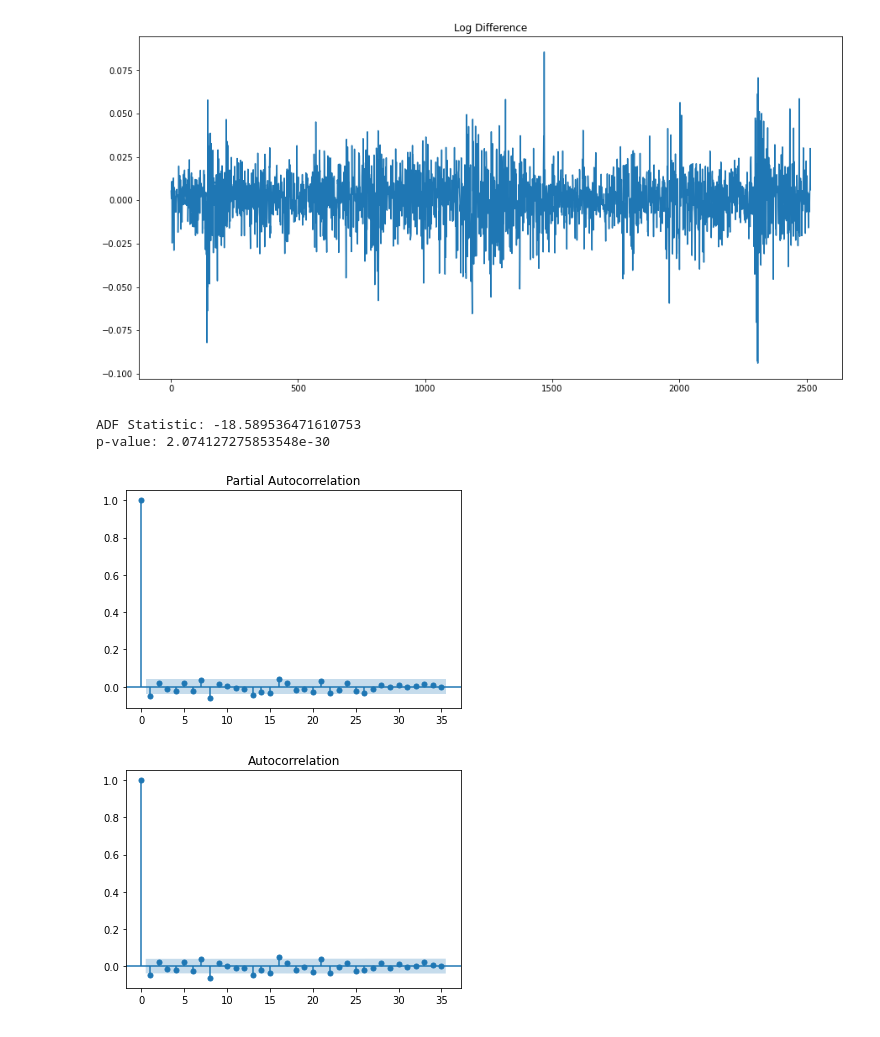
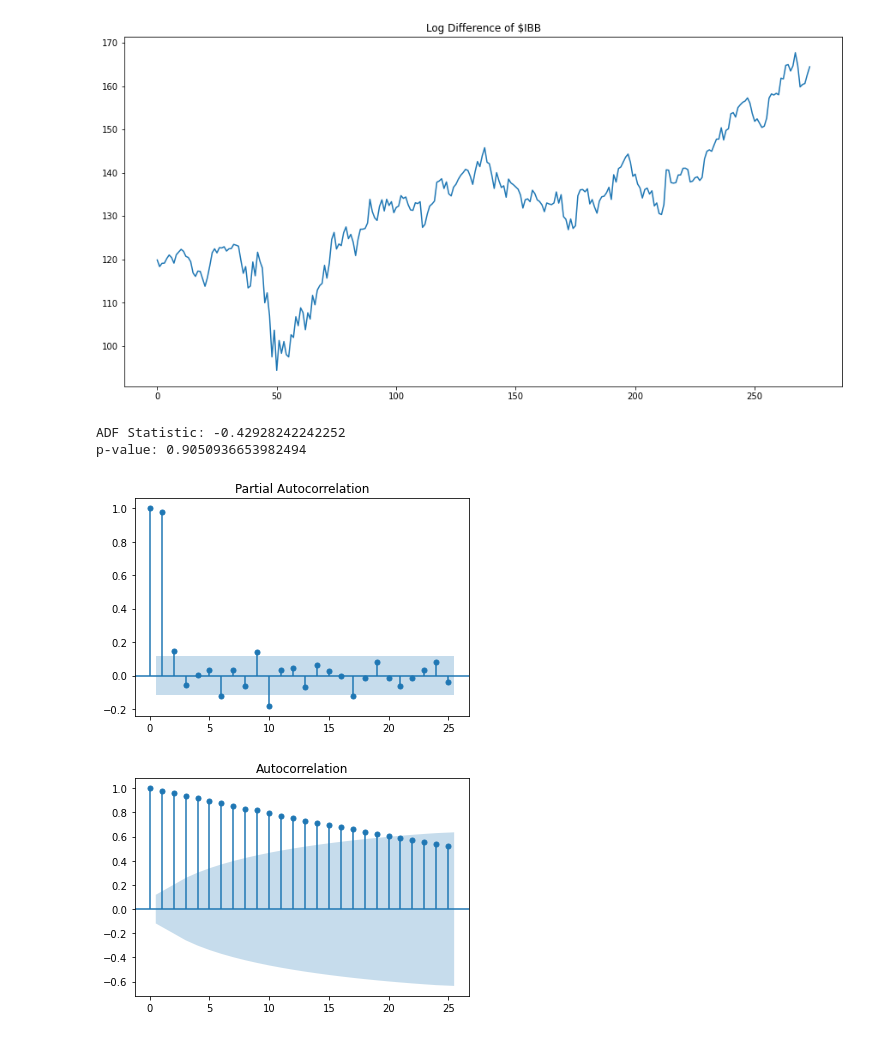
Before and after one commit to Andu3/final-project, a Jupyter notebook: ARIMA.ipynb, the cells around one changed output. Drawn from its saved outputs; the diff is of its cells as text; code cells hidden in the pictures.

```diff
--- a/ARIMA.ipynb
+++ b/ARIMA.ipynb
@@ -25,8 +27,10 @@ warnings.filterwarnings('ignore')
 def parser(x):
     return datetime.strptime(x, "%Y-%m-%d")
 
+#Explain tables properties
 
-data = pd.read_csv('IBB.csv', usecols=[0,4], parse_dates=[0], header=0, date_parser=parser)
+
+data = pd.read_csv('IBBmonth.csv', usecols=[0,4], parse_dates=[0], header=0, date_parser=parser)
 plt.figure(figsize=[10, 5]); # Set dimensions for figure
 plt.plot(data['Date'], data['Close'])
 plt.title('$IBB closing price from Jan 2011 - Jan 2021')
@@ -57,7 +62,7 @@ p-value: 0.8663761624686823
 # %%
 # Take the log difference to make data stationary
-
-data['Close'] = np.log(data['Close'])
-data['Close'] = data['Close'].diff()
-data = data.drop(data.index[0])
-data.head()
+#
+#data['Close'] = np.log(data['Close'])
+#data['Close'] = data['Close'].diff()
+#data = data.drop(data.index[0])
+#data.head()
@@ -71,10 +69,10 @@ data.head()
 # %%
 plt.figure(figsize=[15, 7.5]); # Set dimensions for figure
 plt.plot(data['Close'])
-plt.title("Log Difference")
+plt.title("Log Difference of $IBB")
 plt.show()
 # %% [output]
-[figure, old version]
+[figure, new version]
 # %%
 # Augmented Dickey-Fuller test for log
 
@@ -82,14 +80,16 @@ ad_fuller_result = adfuller(data['Close'])
 print(f'ADF Statistic: {ad_fuller_result[0]}')
 print(f'p-value: {ad_fuller_result[1]}')
 # %% [output]
-ADF Statistic: -18.589536471610753
-p-value: 2.074127275853548e-30
+ADF Statistic: -0.42928242242252
+p-value: 0.9050936653982494
 # %%
+#Autocorrelation and Partial autocorrelation after log
+
 plot_pacf(data['Close'])
 plot_acf(data['Close'])
 plt.show()
 # %% [output]
-[figure, old version]
+[figure, new version]
-[figure, old version]
+[figure, new version]
 # %%
 #Split test and train dataset
```
Also changed, not shown: parts of 16 cells of this notebook.
